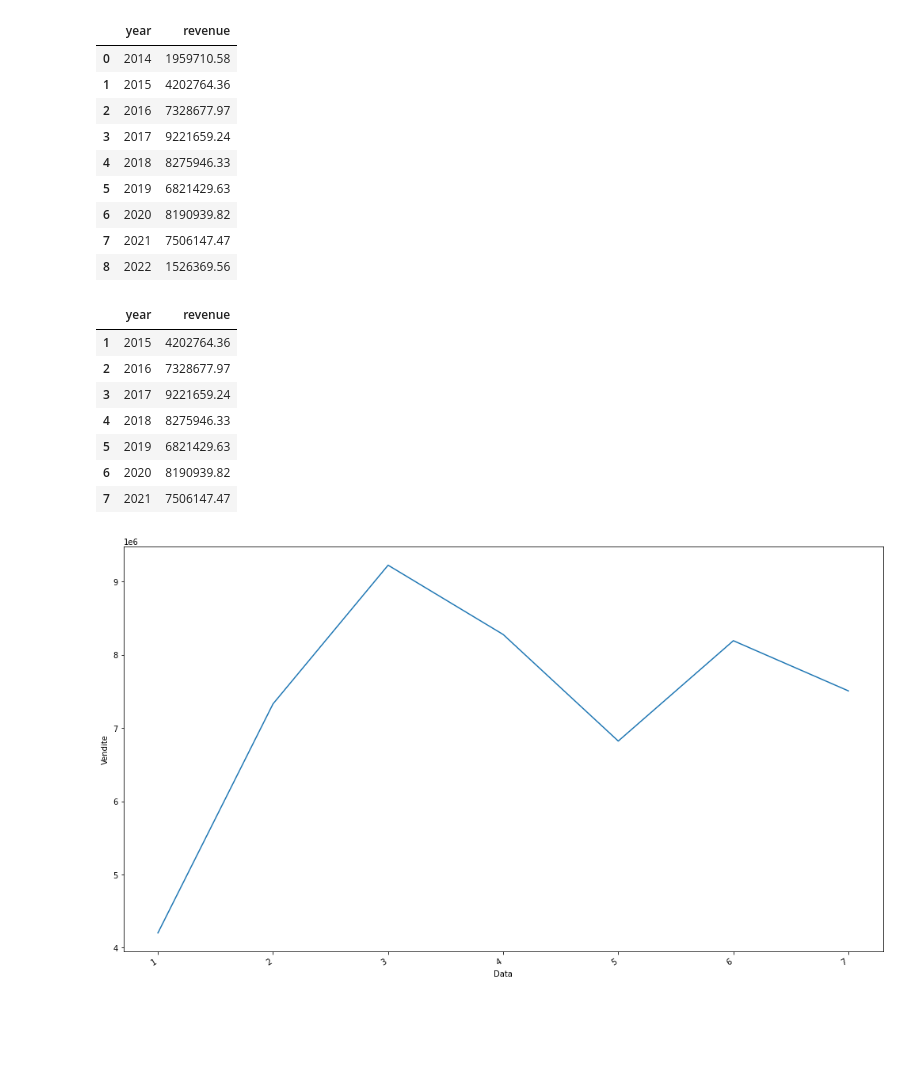
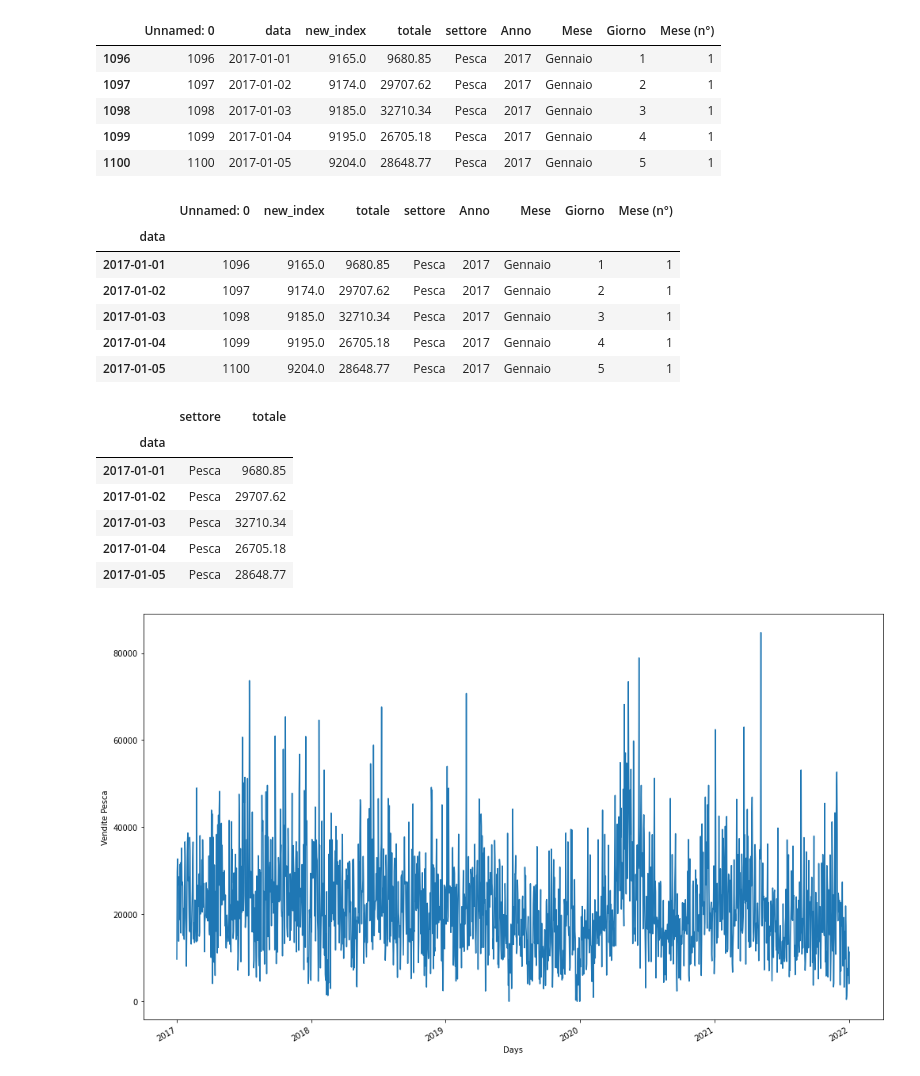
Before and after one commit to TStrada/Progetto-Data-Science-Lab, a Jupyter notebook: TBATS-new.ipynb, the cells around one changed output. Drawn from its saved outputs; the diff is of its cells as text; code cells hidden in the pictures; blank space fills up the shorter version.

```diff
--- a/TBATS-new.ipynb
+++ b/TBATS-new.ipynb
@@ -20,26 +69,35 @@ df.head()
+# %%
+mask = (df['data'] > '2016-12-31') & (df['data'] <= '2022-01-01')
+# %%
+df = df.loc[mask]
+# %%
+df.head()
+# %% [output]
+|  | Unnamed: 0 | data | new_index | totale | settore | Anno | Mese | Giorno | Mese (n°) |
+| 1096 | 1096 | 2017-01-01 | 9165.0 | 9680.85 | Pesca | 2017 | Gennaio | 1 | 1 |
+| 1097 | 1097 | 2017-01-02 | 9174.0 | 29707.62 | Pesca | 2017 | Gennaio | 2 | 1 |
+| 1098 | 1098 | 2017-01-03 | 9185.0 | 32710.34 | Pesca | 2017 | Gennaio | 3 | 1 |
+| 1099 | 1099 | 2017-01-04 | 9195.0 | 26705.18 | Pesca | 2017 | Gennaio | 4 | 1 |
+| 1100 | 1100 | 2017-01-05 | 9204.0 | 28648.77 | Pesca | 2017 | Gennaio | 5 | 1 |
 # %%
-df = df[['year', 'revenue']]
-df
+df = df.set_index('data')
+df.head()
 # %% [output]
-|  | year | revenue |
-| 0 | 2014 | 1959710.58 |
-| 1 | 2015 | 4202764.36 |
-| 2 | 2016 | 7328677.97 |
-| 3 | 2017 | 9221659.24 |
-| 4 | 2018 | 8275946.33 |
-| 5 | 2019 | 6821429.63 |
-| 6 | 2020 | 8190939.82 |
-| 7 | 2021 | 7506147.47 |
-| 8 | 2022 | 1526369.56 |
+|  | Unnamed: 0 | new_index | totale | settore | Anno | Mese | Giorno | Mese (n°) |
+| data |  |  |  |  |  |  |  |  |
+| 2017-01-01 | 1096 | 9165.0 | 9680.85 | Pesca | 2017 | Gennaio | 1 | 1 |
+| 2017-01-02 | 1097 | 9174.0 | 29707.62 | Pesca | 2017 | Gennaio | 2 | 1 |
+| 2017-01-03 | 1098 | 9185.0 | 32710.34 | Pesca | 2017 | Gennaio | 3 | 1 |
+| 2017-01-04 | 1099 | 9195.0 | 26705.18 | Pesca | 2017 | Gennaio | 4 | 1 |
+| 2017-01-05 | 1100 | 9204.0 | 28648.77 | Pesca | 2017 | Gennaio | 5 | 1 |
 # %%
-df = df.drop([0, 8])
-df
+df = df[['settore', 'totale']]
+df.head()
 # %% [output]
-|  | year | revenue |
-| 1 | 2015 | 4202764.36 |
-| 2 | 2016 | 7328677.97 |
-| 3 | 2017 | 9221659.24 |
-| 4 | 2018 | 8275946.33 |
-| 5 | 2019 | 6821429.63 |
-| 6 | 2020 | 8190939.82 |
-| 7 | 2021 | 7506147.47 |
+|  | settore | totale |
+| data |  |  |
+| 2017-01-01 | Pesca | 9680.85 |
+| 2017-01-02 | Pesca | 29707.62 |
+| 2017-01-03 | Pesca | 32710.34 |
+| 2017-01-04 | Pesca | 26705.18 |
+| 2017-01-05 | Pesca | 28648.77 |
@@ -46,12 +109,12 @@ df
 # %%
 fig, ax = plt.subplots(figsize=(14, 8))
-ax.plot(df['revenue'])
-ax.set_xlabel('Data')
-ax.set_ylabel('Vendite')
+ax.plot(df['totale'])
+ax.set_xlabel('Days')
+ax.set_ylabel('Vendite Pesca')
 
 fig.autofmt_xdate()
 
 plt.tight_layout()
 plt.show()
 # %% [output]
-[figure, old version]
+[figure, new version]
```
Also changed, not shown: parts of 29 cells of this notebook, 2 other files.
